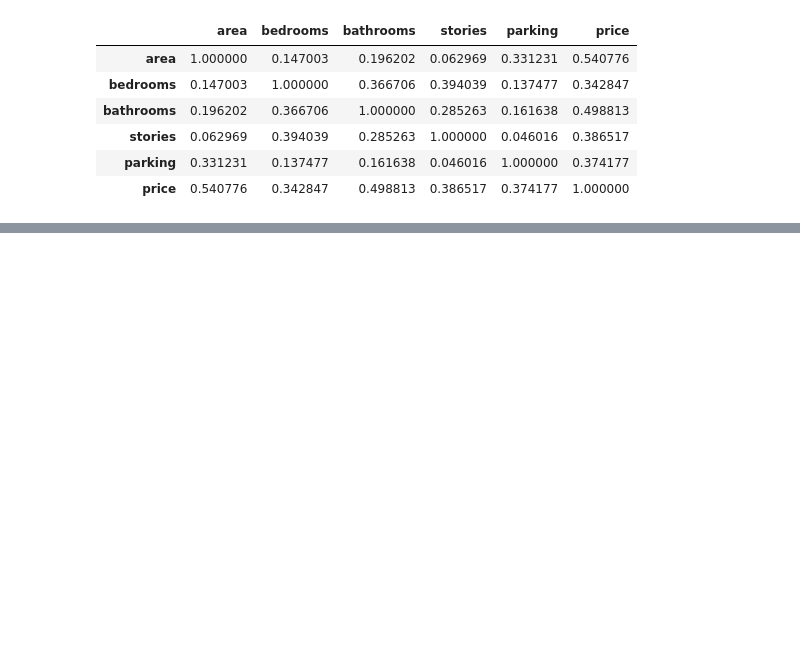
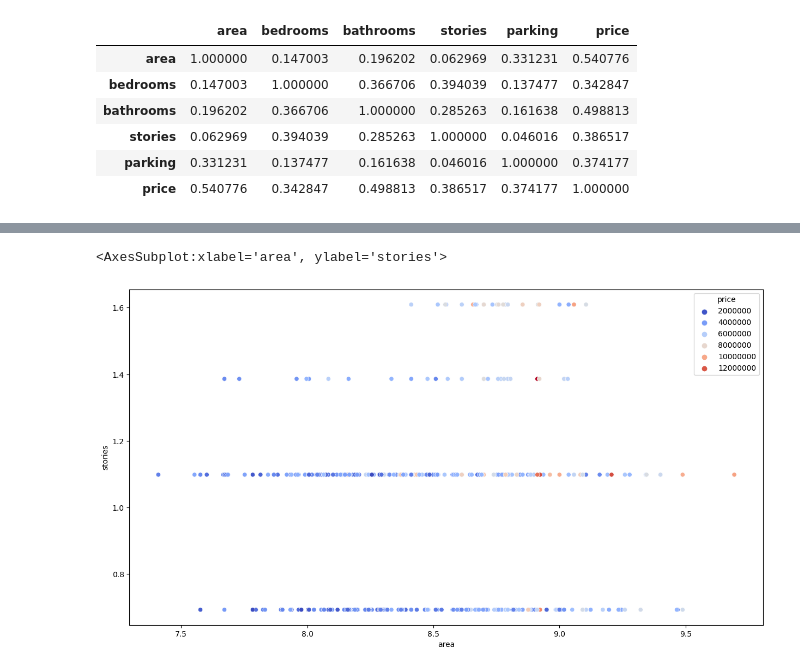
Before and after one commit to aalsaedi265/Hourse_predict, a Jupyter notebook: homeManip.ipynb, the cells around one changed output, grey strips where cells are left out. Cells and saved outputs as stored; diff of their text form; code cells hidden in the pictures; blank space fills up the shorter version.

```diff
--- a/homeManip.ipynb
+++ b/homeManip.ipynb
@@ -103,0 +155,6 @@ sns.heatmap(train_data.corr(numeric_only =[True]), annot=True, cmap="YlGnBu")
+# %%
+plt.figure(figsize=(15,8))
+sns.scatterplot(x='area', y='stories', data = train_data, hue="price" , palette="coolwarm")
+# %% [output]
+<AxesSubplot:xlabel='area', ylabel='stories'>
+[figure, added]
```
Also changed, not shown: parts of 9 cells of this notebook.
